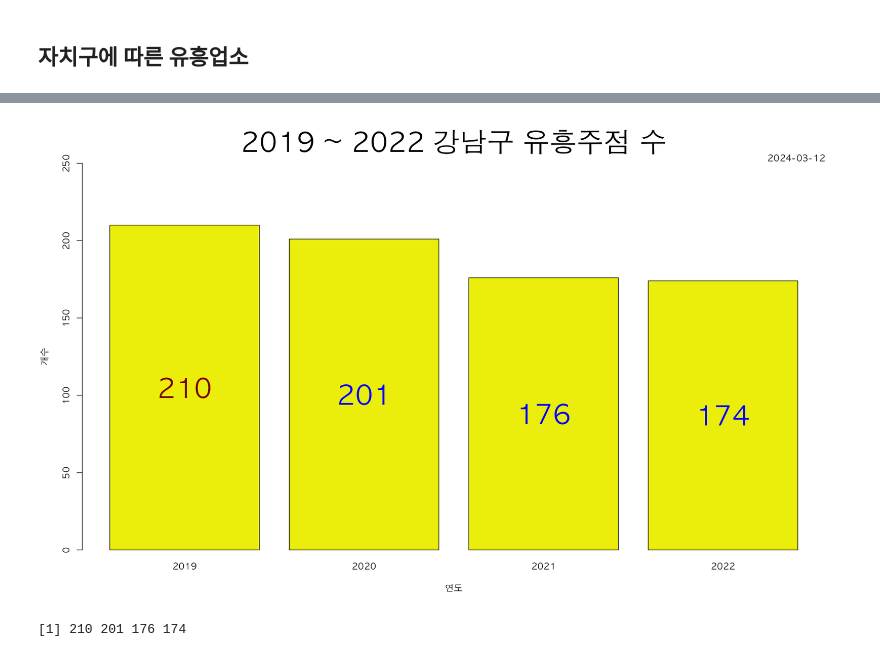
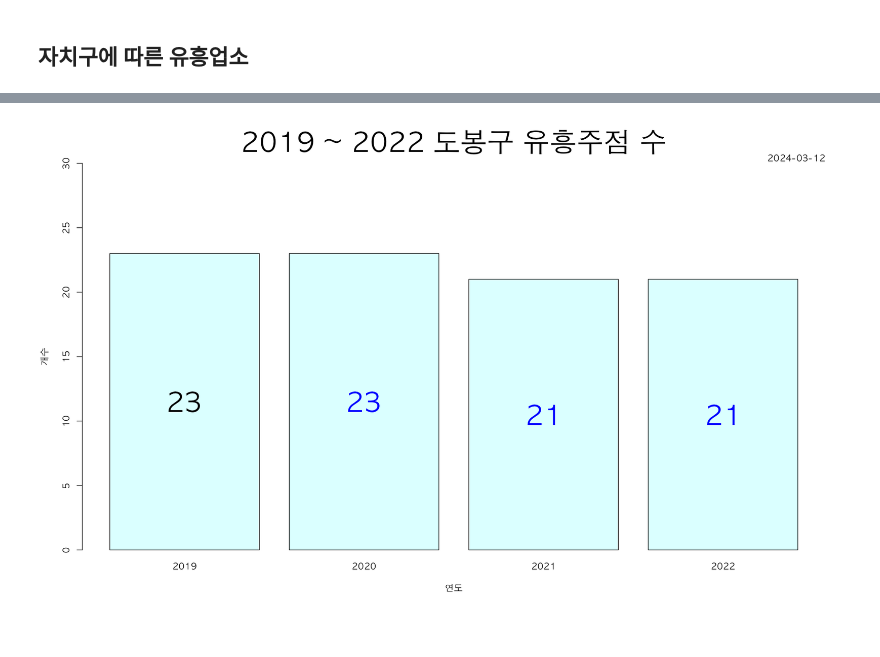
Before and after one commit to lcy0512/R, a Jupyter notebook: R/범죄 현황 분석.ipynb, the cells around one changed output, grey strips where cells are left out. Saved outputs shown, nothing was run; the diff lists cells and outputs as text; code cells hidden in the pictures.

```diff
--- a/R/범죄 현황 분석.ipynb
+++ b/R/범죄 현황 분석.ipynb
@@ -494,36 +501,46 @@ sum(subset(store_강남,상세영업상태명 == "폐업")$폐업일자 >= 20200
 # %%
-# 2020 - 201곳
-sum(subset(store_강남,상세영업상태명 == "영업")$인허가일자 < 20191231)
-sum(subset(store_강남,상세영업상태명 == "폐업")$폐업일자 >= 20210101)
+# 1. 현재 영업중이면서, 2018-12-31 이전에 인허가를 받은 곳
+sum(subset(store_도봉,상세영업상태명 == "영업")$인허가일자 < 20181231)
+# 2018-12-31 이전에 인허가를 받은 곳 : 19
 
-# 2021 - 176곳
-sum(subset(store_강남,상세영업상태명 == "영업")$인허가일자 < 20201231)
-sum(subset(store_강남,상세영업상태명 == "폐업")$폐업일자 >= 20220101)
+# 2. 현재 폐업이라면, 2020-01-01 이후에 폐업한 곳
+sum(subset(store_도봉,상세영업상태명 == "폐업")$폐업일자 >= 20200101)
+# 2020-01-01 이후에 폐업한 곳 : 4
 
-# 2022 - 174곳
-sum(subset(store_강남,상세영업상태명 == "영업")$인허가일자 < 20211231)
-sum(subset(store_강남,상세영업상태명 == "폐업")$폐업일자 >= 20230101)
+# 따라서 2019-01-01 ~ 2019-12-31 사이에 영업중이였던 유흥주점 : 210
 
-store_강남_년도별 <- data_frame('2019' = 210, '2020' = 201, '2021' = 176, '2022' = 174)
+# 2020-01-01 ~ 2020-12-31 - 23곳
+sum(subset(store_도봉,상세영업상태명 == "영업")$인허가일자 < 20191231)
+sum(subset(store_도봉,상세영업상태명 == "폐업")$폐업일자 >= 20210101)
+
+# 2021-01-01 ~ 2021-12-31 - 21곳
+sum(subset(store_도봉,상세영업상태명 == "영업")$인허가일자 < 20201231)
+sum(subset(store_도봉,상세영업상태명 == "폐업")$폐업일자 >= 20220101)
+
+# 2022-01-01 ~ 2022-12-31 - 21곳
+sum(subset(store_도봉,상세영업상태명 == "영업")$인허가일자 < 20211231)
+sum(subset(store_도봉,상세영업상태명 == "폐업")$폐업일자 >= 20230101)
+
+store_도봉_년도별 <- data_frame('2019' = 23, '2020' = 23, '2021' = 21, '2022' = 21)
 # %%
 par(family = "AppleGothic",bg = "white")
 barplot(
-    as.integer(store_강남_년도별),
+    as.integer(store_도봉_년도별),
     names = c(2019:2022),
-    ylim = c(0,250),
-    col = 'yellow2',
+    ylim = c(0,30),
+    col = 'light cyan',
     xlab = '연도',
     ylab = '개수'
 )
 mtext("2024-03-12", side = 3, adj = 1, cex = 1)
 title(
-    main = "2019 ~ 2022 강남구 유흥주점 수",
+    main = "2019 ~ 2022 도봉구 유흥주점 수",
     cex.main = 3
 )
 text(
-    c(0.7,1.9,3.1,4.3,5.5),as.integer(store_강남_년도별) / 2,as.integer(store_강남_년도별),
-    col = c('darkred',rep('blue',1,3)),
+    c(0.7,1.9,3.1,4.3,5.5),as.integer(store_도봉_년도별) / 2,as.integer(store_도봉_년도별),
+    col = c('black',rep('blue',1,3)),
     cex = 3
 )
 # %% [output]
-[figure, old version]
+[figure, new version]
@@ -532,4 +546,0 @@ rownames(store_강남_년도별) <- "유흥주점의 수"
-# %%
-as.integer(store_강남_년도별)
-# %% [output]
-[1] 210 201 176 174
```
Also changed, not shown: parts of 13 cells of this notebook.
